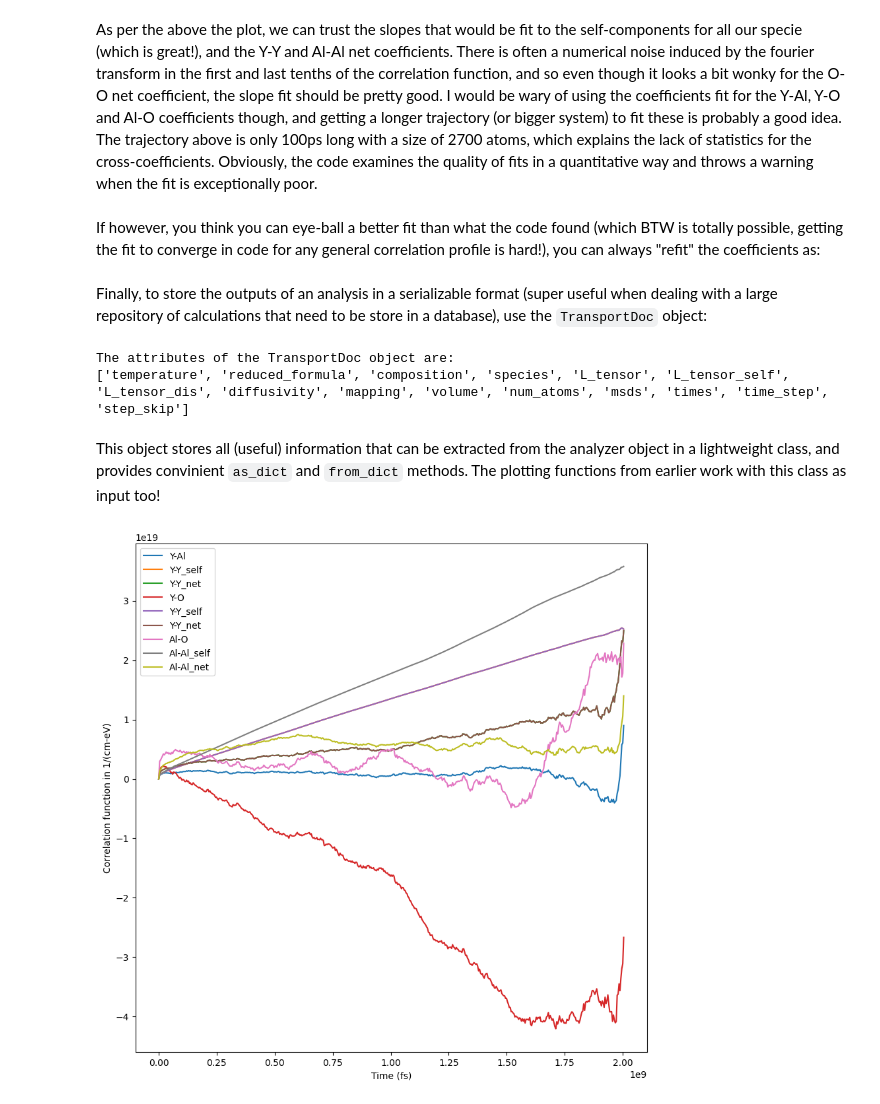
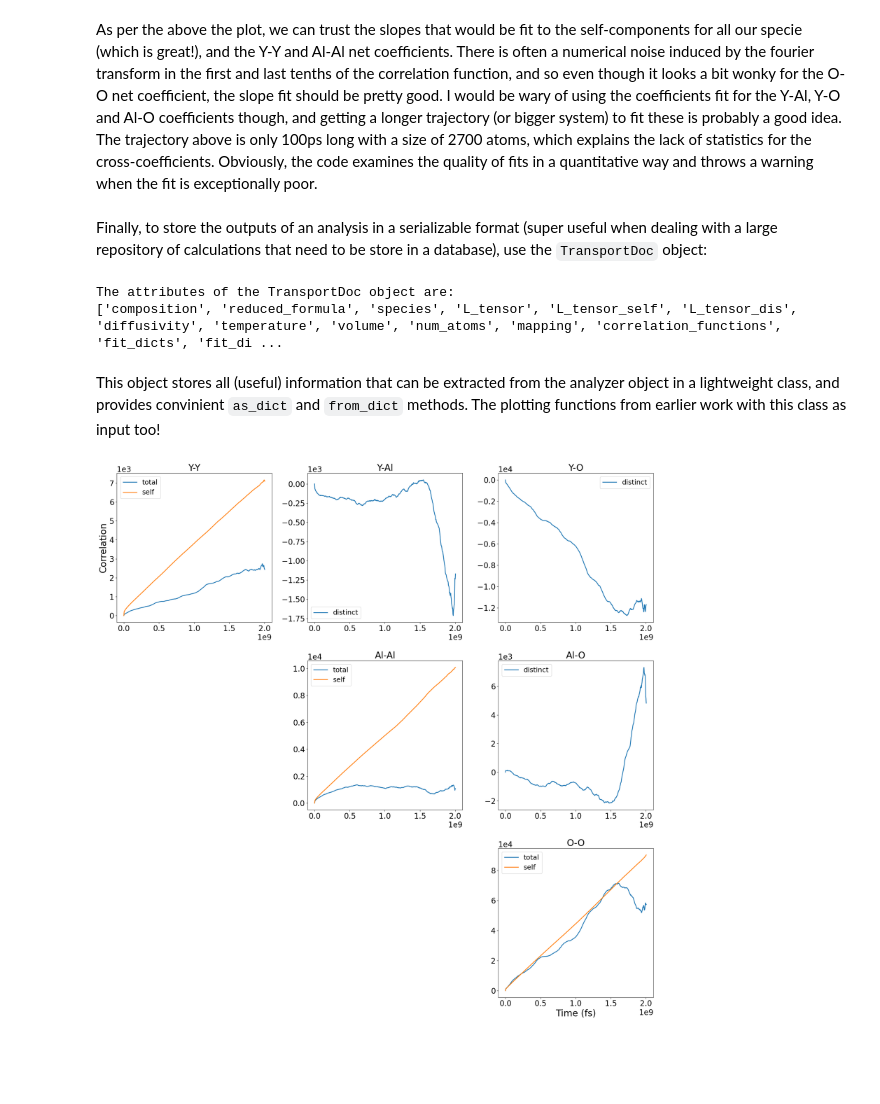
Before and after one commit to vir-k01/py-OATS, a Jupyter notebook: examples/example.ipynb, the cells around one changed output. Saved outputs shown, nothing was run; the diff lists cells and outputs as text; code cells hidden in the pictures; blank space fills up the shorter version.

```diff
--- a/examples/example.ipynb
+++ b/examples/example.ipynb
@@ -54,4 +81,2 @@ plot_all_correlations(analyzer)
 # %% [markdown]
 As per the above the plot, we can trust the slopes that would be fit to the self-components for all our specie (which is great!), and the Y-Y and Al-Al net coefficients. There is often a numerical noise induced by the fourier transform in the first and last tenths of the correlation function, and so even though it looks a bit wonky for the O-O net coefficient, the slope fit should be pretty good. I would be wary of using the coefficients fit for the Y-Al, Y-O and Al-O coefficients though, and getting a longer trajectory (or bigger system) to fit these is probably a good idea. The trajectory above is only 100ps long with a size of 2700 atoms, which explains the lack of statistics for the cross-coefficients. Obviously, the code examines the quality of fits in a quantitative way and throws a warning when the fit is exceptionally poor.
-# %% [markdown]
-If however, you think you can eye-ball a better fit than what the code found (which BTW is totally possible, getting the fit to converge in code for any general correlation profile is hard!), you can always "refit" the coefficients as:
@@ -60,17 +83,18 @@ analyzer.refit_Lij(0, 2, 100, 300) #Refit the Lij component of the transport ten
 # %% [markdown]
 Finally, to store the outputs of an analysis in a serializable format (super useful when dealing with a large repository of calculations that need to be store in a database), use the `TransportDoc` object:
 # %%
-td = TransportDoc.from_analyzer(analyzer)
+from py_oats.schemas.transport import TransportDoc
+doc = TransportDoc.from_analyzer(analyzer)
 print('The attributes of the TransportDoc object are:')
-print(list(td.__dict__.keys()))
-td_serialized = td.as_dict() # serialize the TransportDoc object
+print(list(doc.__dict__.keys()))
+td_serialized = doc.as_dict() # serialize the TransportDoc object
 td_deserialized = TransportDoc.from_dict(td_serialized) # deserialize the TransportDoc object
 # %% [output]
 The attributes of the TransportDoc object are:
-['temperature', 'reduced_formula', 'composition', 'species', 'L_tensor', 'L_tensor_self', 'L_tensor_dis', 'diffusivity', 'mapping', 'volume', 'num_atoms', 'msds', 'times', 'time_step', 'step_skip']
+['composition', 'reduced_formula', 'species', 'L_tensor', 'L_tensor_self', 'L_tensor_dis', 'diffusivity', 'temperature', 'volume', 'num_atoms', 'mapping', 'correlation_functions', 'fit_dicts', 'fit_di ...
 # %% [markdown]
 This object stores all (useful) information that can be extracted from the analyzer object in a lightweight class, and provides convinient `as_dict` and `from_dict` methods. The plotting functions from earlier work with this class as input too!
-# %%
-plot_all_correlations(td)
-# %% [output]
-[figure, removed]
+# %%
+fig = plot_all_correlations(doc)
+# %% [output]
+[figure, added]
```
Also changed, not shown: parts of 22 cells of this notebook.
